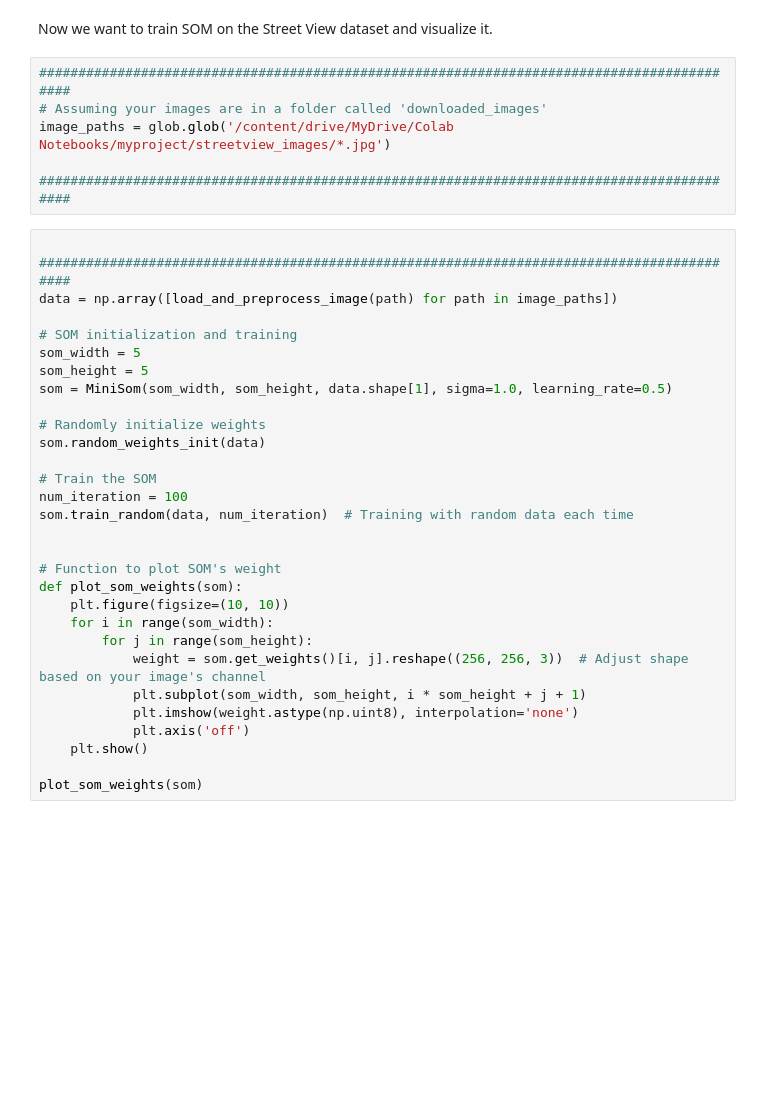
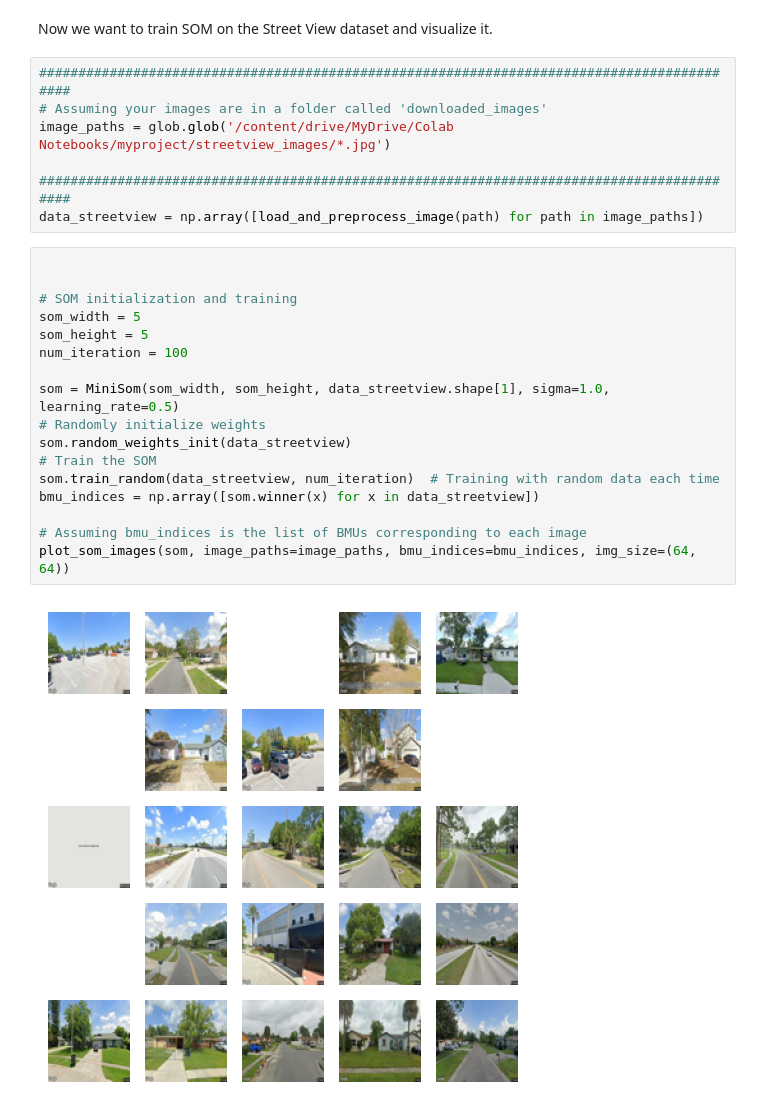
Before and after one commit to sakarla/Machine-Learning-for-Architecs, a Jupyter notebook: week 5_Data Visualization/Code/Week5_Self_Organizing_Maps_(SOM).ipynb, the cells around one changed output. Cells and saved outputs as stored; diff of their text form; blank space fills up the shorter version.

```diff
--- a/week 5_Data Visualization/Code/Week5_Self_Organizing_Maps_(SOM).ipynb
+++ b/week 5_Data Visualization/Code/Week5_Self_Organizing_Maps_(SOM).ipynb
@@ -98,33 +142,23 @@ Now we want to train SOM on the Street View dataset and visualize it.
 image_paths = glob.glob('/content/drive/MyDrive/Colab Notebooks/myproject/streetview_images/*.jpg')
 
 ###########################################################################################
+data_streetview = np.array([load_and_preprocess_image(path) for path in image_paths])
-# %%
-
-###########################################################################################
-data = np.array([load_and_preprocess_image(path) for path in image_paths])
-
-# SOM initialization and training
-som_width = 5
-som_height = 5
-som = MiniSom(som_width, som_height, data.shape[1], sigma=1.0, learning_rate=0.5)
-
-# Randomly initialize weights
-som.random_weights_init(data)
-
-# Train the SOM
-num_iteration = 100
-som.train_random(data, num_iteration)  # Training with random data each time
-
-
-# Function to plot SOM's weight
-def plot_som_weights(som):
-    plt.figure(figsize=(10, 10))
-    for i in range(som_width):
-        for j in range(som_height):
-            weight = som.get_weights()[i, j].reshape((256, 256, 3))  # Adjust shape based on your image's channel
-            plt.subplot(som_width, som_height, i * som_height + j + 1)
-            plt.imshow(weight.astype(np.uint8), interpolation='none')
-            plt.axis('off')
-    plt.show()
-
-plot_som_weights(som)
+# %%
+
+
+# SOM initialization and training
+som_width = 5
+som_height = 5
+num_iteration = 100
+
+som = MiniSom(som_width, som_height, data_streetview.shape[1], sigma=1.0, learning_rate=0.5)
+# Randomly initialize weights
+som.random_weights_init(data_streetview)
+# Train the SOM
+som.train_random(data_streetview, num_iteration)  # Training with random data each time
+bmu_indices = np.array([som.winner(x) for x in data_streetview])
+
+# Assuming bmu_indices is the list of BMUs corresponding to each image
+plot_som_images(som, image_paths=image_paths, bmu_indices=bmu_indices, img_size=(64, 64))
+# %% [output]
+[figure, added]
```
Also changed, not shown: parts of 8 cells of this notebook.
